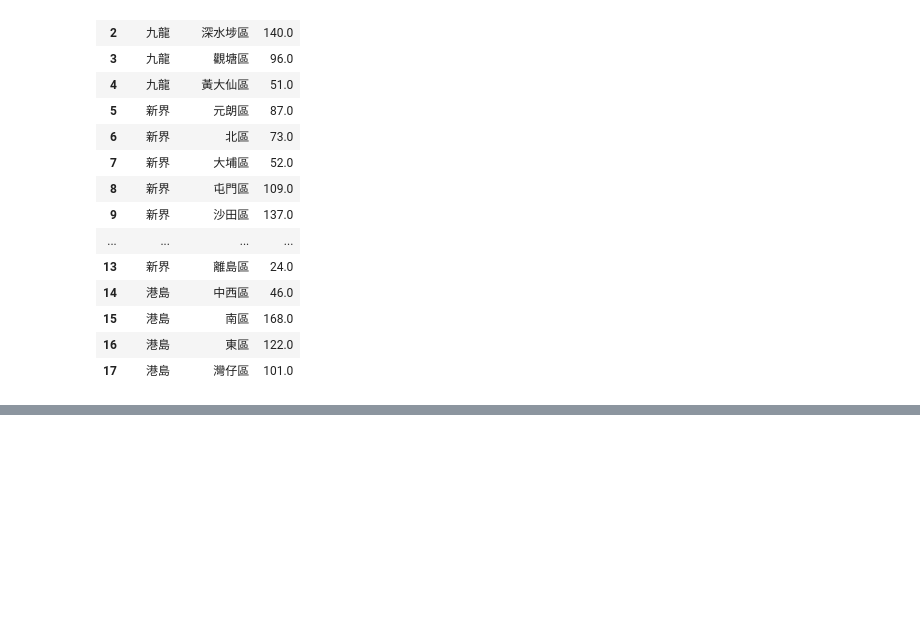
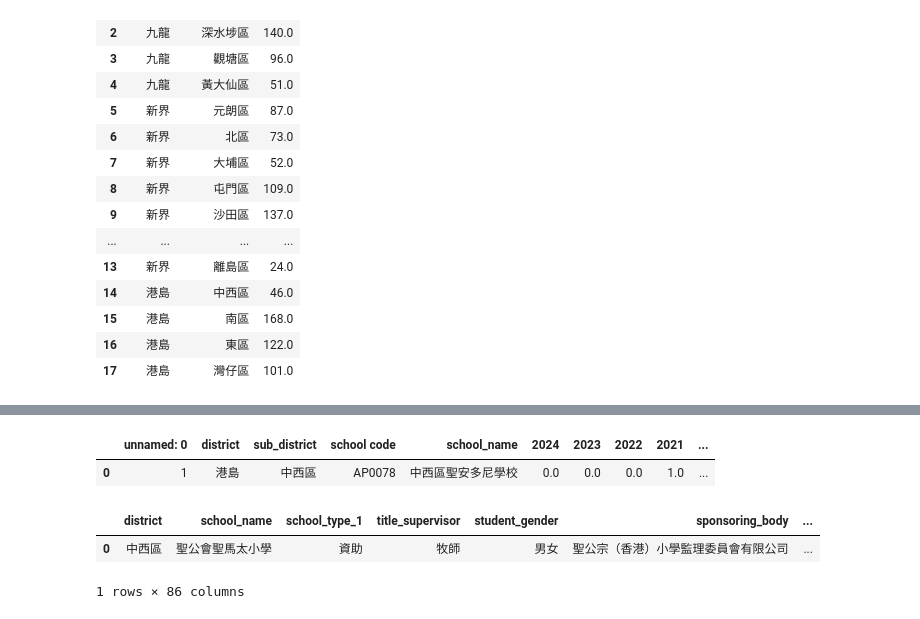
Before and after one commit to fltenwall/MasterStudy, a Jupyter notebook: 6001/6001_group.ipynb, the cells around one changed output, grey strips where cells are left out. Cells and saved outputs as stored; diff of their text form; code cells hidden in the pictures; blank space fills up the shorter version.

```diff
--- a/6001/6001_group.ipynb
+++ b/6001/6001_group.ipynb
@@ -54,8 +54,8 @@ primary_school_code_and_list
 | 580 | 580 | 新界 | 西貢區 | AP0719 | 茵維特(香港)學校 |
 581 rows × 5 columns
 # %%
-merged_dataframe = pd.merge(primary_school_code_and_list, HKMO_Award_List, on='School Code', how='inner')
-merged_dataframe
+primary_school_code_HKMO_Award = pd.merge(primary_school_code_and_list, HKMO_Award_List, on='School Code', how='inner')
+primary_school_code_HKMO_Award
 # %% [output]
 |  | Unnamed: 0 | District | Sub_District | School Code | School Name | 2024 | 2023 | 2022 | 2021 |
 | 0 | 1 | 港島 | 中西區 | AP0078 | 中西區聖安多尼學校 | 0.0 | 0.0 | 0.0 | 1.0 |
@@ -103,9 +103,9 @@ Sub_District
 Name: count, dtype: int64
 # %%
 # 计算每个区和子区的总和
-merged_dataframe['Total'] = merged_dataframe[['2024', '2023', '2022', '2021']].sum(axis=1)
-result = merged_dataframe.groupby(['District', 'Sub_District'])['Total'].sum().reset_index()
-result
+primary_school_code_HKMO_Award['Total'] = primary_school_code_HKMO_Award[['2024', '2023', '2022', '2021']].sum(axis=1)
+Total_HKMO_Awards_By_District = primary_school_code_HKMO_Award.groupby(['District', 'Sub_District'])['Total'].sum().reset_index()
+Total_HKMO_Awards_By_District
 # %% [output]
 |  | District | Sub_District | Total |
 | 0 | 九龍 | 九龍城區 | 325.0 |
@@ -126,0 +158,13 @@ result
+# %%
+primary_school_code_HKMO_Award.columns = primary_school_code_HKMO_Award.columns.str.lower()
+primary_school_code_HKMO_Award.rename(columns={'school name': 'school_name'}, inplace=True)
+primary_school_code_HKMO_Award.head(1)
+# %% [output]
+|  | unnamed: 0 | district | sub_district | school code | school_name | 2024 | 2023 | 2022 | 2021 | ... |
+| 0 | 1 | 港島 | 中西區 | AP0078 | 中西區聖安多尼學校 | 0.0 | 0.0 | 0.0 | 1.0 | ... |
+# %%
+schools_datasets.head(1)
+# %% [output]
+|  | district | school_name | school_type_1 | title_supervisor | student_gender | sponsoring_body | ... |
+| 0 | 中西區 | 聖公會聖馬太小學 | 資助 | 牧師 | 男女 | 聖公宗（香港）小學監理委員會有限公司 | ... |
+1 rows × 86 columns
```
Also changed, not shown: parts of 22 cells of this notebook, 12 other files.
